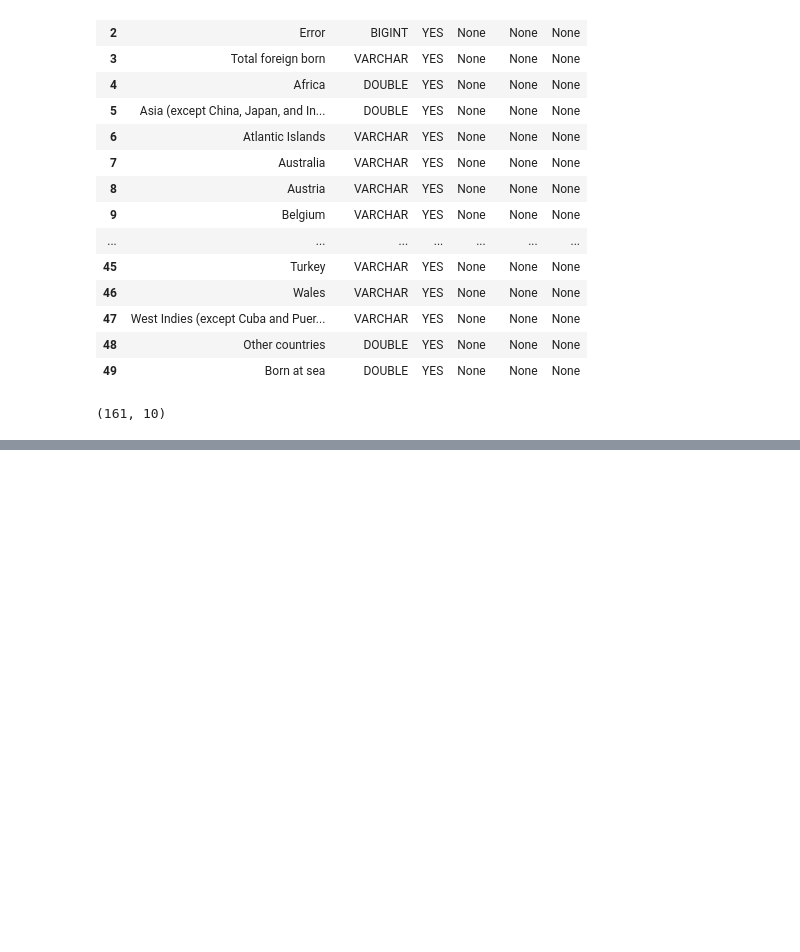
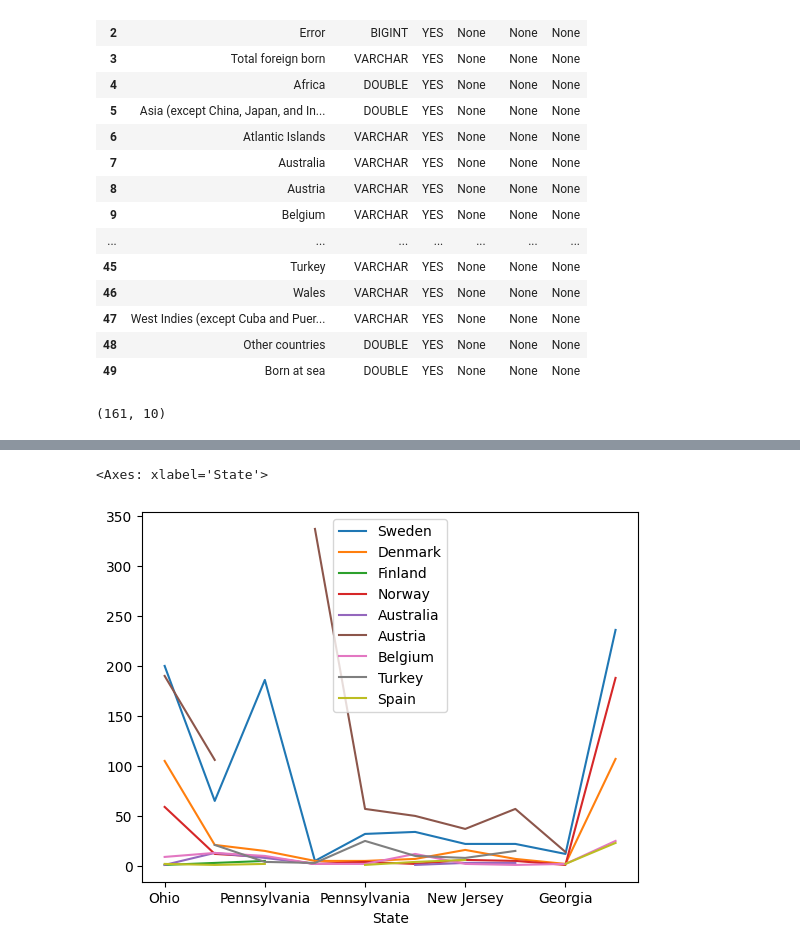
Before and after one commit to Abdulrahmanfahmi/Data_visualization_Abdulrahman_Fahmi_DE24, a Jupyter notebook: code_along/03_matplotlib_annotations/matplotlib_annotations.ipynb, the cells around one changed output, grey strips where cells are left out. Saved outputs shown, nothing was run; the diff lists cells and outputs as text; code cells hidden in the pictures; blank space fills up the shorter version.

```diff
--- a/code_along/03_matplotlib_annotations/matplotlib_annotations.ipynb
+++ b/code_along/03_matplotlib_annotations/matplotlib_annotations.ipynb
@@ -342,3 +342,14 @@ duckdb.query("DESCRIBE df").df()
 df_world.shape
 # %% [output]
 (161, 10)
+# %%
+columns = ["City", "State", "Sweden", "Denmark", "Finland", "Norway",
+           "Australia", "Austria", "Belgium", "Turkey", "Spain", "Total foreign born"]
+
+
+df_world = df[columns]
+
+
+for col in columns[2:]:
+    df_world[col] = df_world[col].astype(str).str.replace(",", "").replace("nan", None)
+    df_world[col] = pd.to_numeric(df_world[col], errors="coerce")
@@ -348,0 +397,7 @@ df_world = df_world.drop(columns=["Total foreigners", "world"], errors='ignore')
+# %%
+top_3_world = (
+    df_world.drop(["Total foreign born"], axis=1)
+    .set_index("State")
+    .head(10)
+)
+top_3_world
@@ -348,0 +417,5 @@ df_world = df_world.drop(columns=["Total foreigners", "world"], errors='ignore')
+# %%
+top_3_world.plot()
+# %% [output]
+<Axes: xlabel='State'>
+[figure, added]
```
Also changed, not shown: parts of 20 cells of this notebook, 3 other files.
